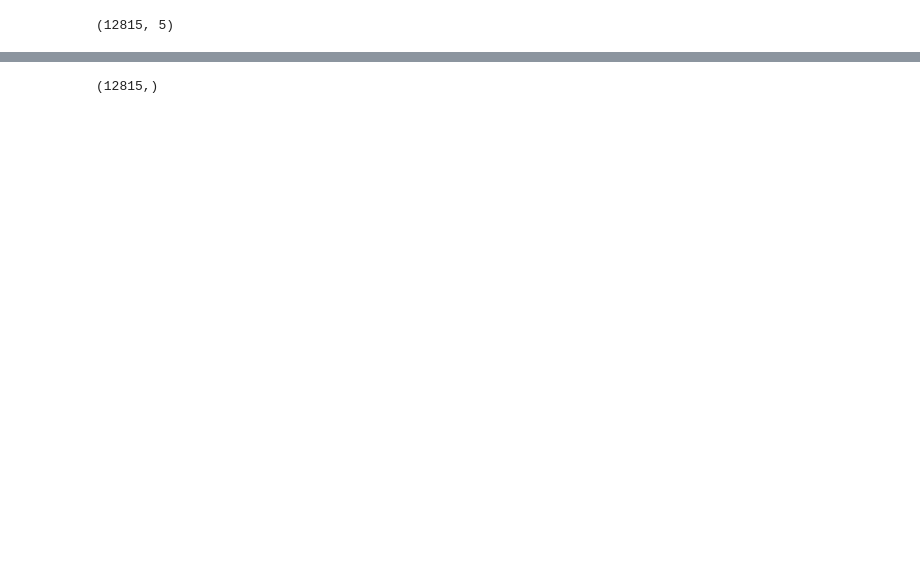
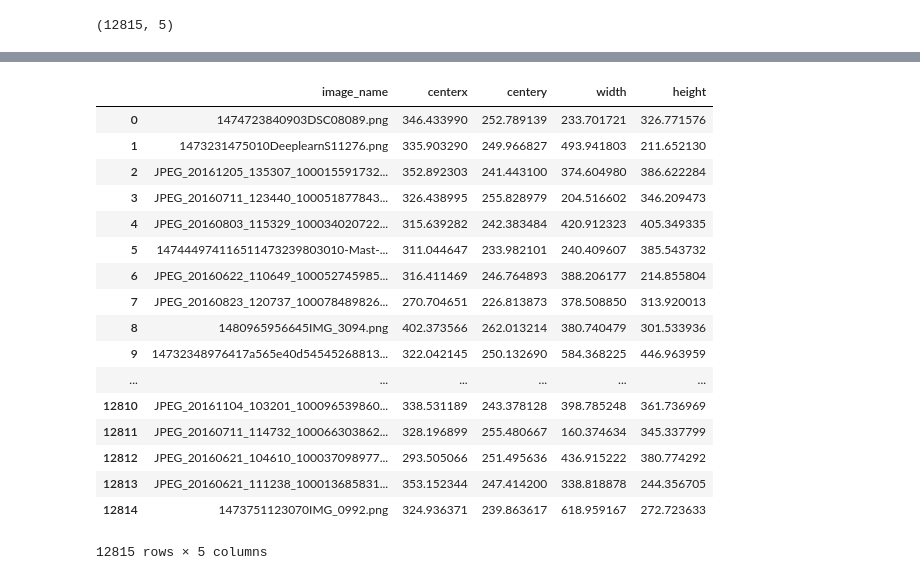
Before and after one commit to ashwinvaswani/FlipkartGrid, a Jupyter notebook: Untitled.ipynb, the cells around one changed output, grey strips where cells are left out. Cells and saved outputs as stored; diff of their text form; code cells hidden in the pictures; blank space fills up the shorter version.

```diff
--- a/Untitled.ipynb
+++ b/Untitled.ipynb
@@ -168,3 +334,3 @@ array([[[[0.7372549 , 0.71764706, 0.71764706],
 # %%
 
-hist=(loaded_model.predict(d_out))
+hist1=(model.predict(d_out))
@@ -174,9 +336,0 @@ len(t1)
-# %%
-hist[:,0].shape
-# %% [output]
-(12815,)
-# %%
-output['x1']=hist[:,0]-hist[:,2]/2
-output['x2']=hist[:,0]+hist[:,2]/2
-output['y1']=hist[:,1]-hist[:,3]/2
-output['y2']=hist[:,1]+hist[:,3]/2
@@ -182,0 +344,21 @@ output['y2']=hist[:,1]+hist[:,3]/2
+# %%
+output
+# %% [output]
+|  | image_name | centerx | centery | width | height |
+| 0 | 1474723840903DSC08089.png | 346.433990 | 252.789139 | 233.701721 | 326.771576 |
+| 1 | 1473231475010DeeplearnS11276.png | 335.903290 | 249.966827 | 493.941803 | 211.652130 |
+| 2 | JPEG_20161205_135307_100015591732... | 352.892303 | 241.443100 | 374.604980 | 386.622284 |
+| 3 | JPEG_20160711_123440_100051877843... | 326.438995 | 255.828979 | 204.516602 | 346.209473 |
+| 4 | JPEG_20160803_115329_100034020722... | 315.639282 | 242.383484 | 420.912323 | 405.349335 |
+| 5 | 147444974116511473239803010-Mast-... | 311.044647 | 233.982101 | 240.409607 | 385.543732 |
+| 6 | JPEG_20160622_110649_100052745985... | 316.411469 | 246.764893 | 388.206177 | 214.855804 |
+| 7 | JPEG_20160823_120737_100078489826... | 270.704651 | 226.813873 | 378.508850 | 313.920013 |
+| 8 | 1480965956645IMG_3094.png | 402.373566 | 262.013214 | 380.740479 | 301.533936 |
+| 9 | 14732348976417a565e40d54545268813... | 322.042145 | 250.132690 | 584.368225 | 446.963959 |
+| ... | ... | ... | ... | ... | ... |
+| 12810 | JPEG_20161104_103201_100096539860... | 338.531189 | 243.378128 | 398.785248 | 361.736969 |
+| 12811 | JPEG_20160711_114732_100066303862... | 328.196899 | 255.480667 | 160.374634 | 345.337799 |
+| 12812 | JPEG_20160621_104610_100037098977... | 293.505066 | 251.495636 | 436.915222 | 380.774292 |
+| 12813 | JPEG_20160621_111238_100013685831... | 353.152344 | 247.414200 | 338.818878 | 244.356705 |
+| 12814 | 1473751123070IMG_0992.png | 324.936371 | 239.863617 | 618.959167 | 272.723633 |
+12815 rows × 5 columns
```
Also changed, not shown: parts of 35 cells of this notebook, 1 other file.
